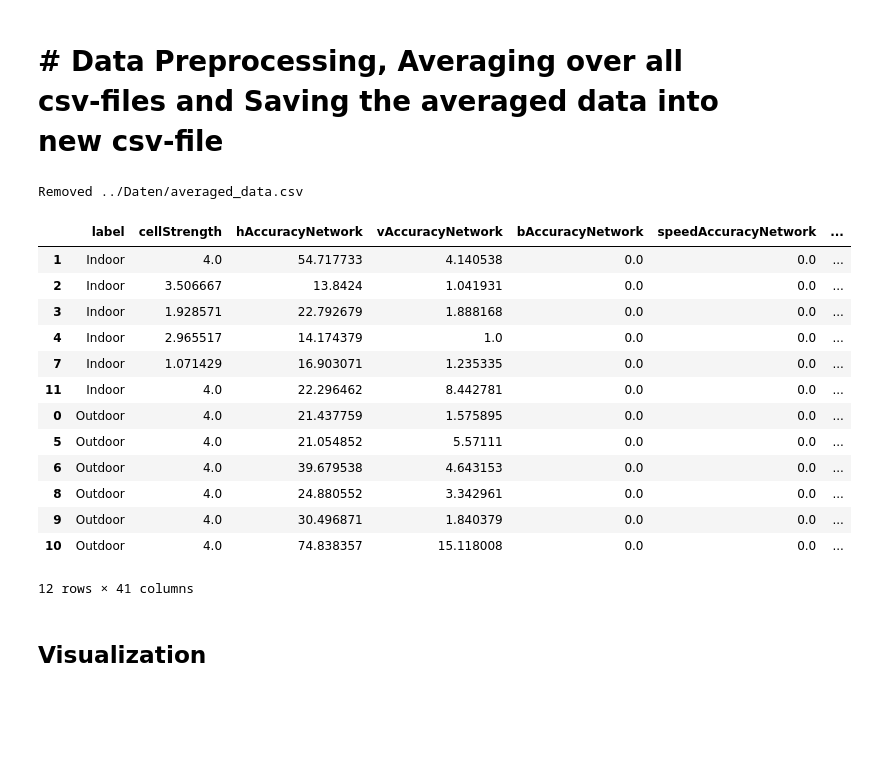
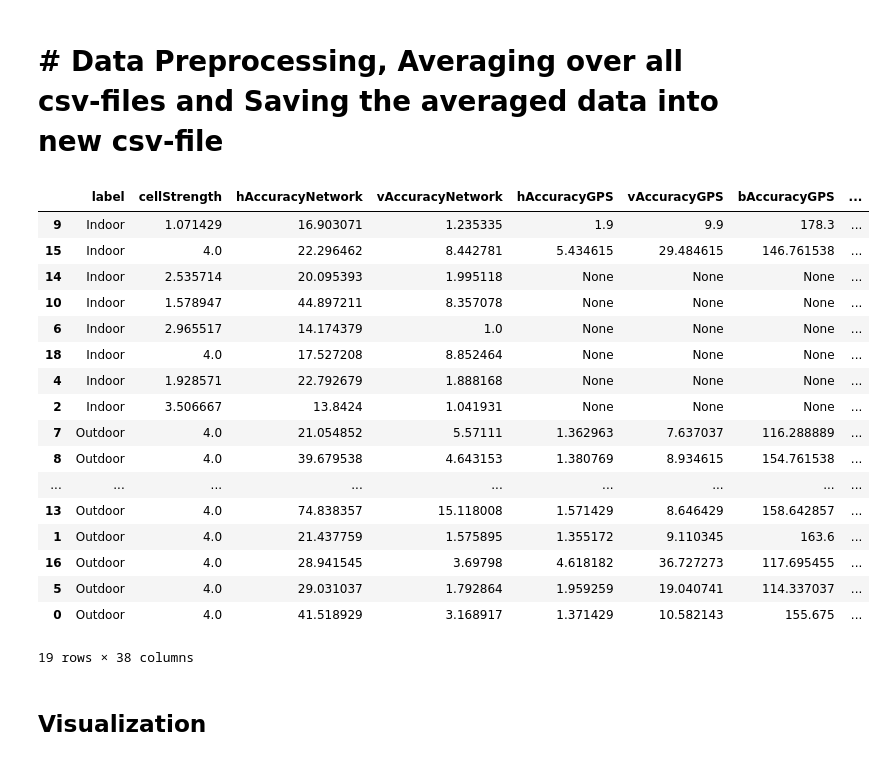
Before and after one commit to mtasd1/IODataProject, a Jupyter notebook: src/firsttry.ipynb, the cells around one changed output. Cells and saved outputs as stored; diff of their text form; code cells hidden in the pictures; blank space fills up the shorter version.

```diff
--- a/src/firsttry.ipynb
+++ b/src/firsttry.ipynb
@@ -23,7 +23,7 @@ averaged_data = pd.DataFrame()
 for file in csv_files:
     df = pd.read_csv(directory + file, sep=';')
     # Drop unnecessary columns like timeStampNetwork and timeStampGPS
-    df = df.drop(columns=['timeStampNetwork', 'timeStampGPS'])
+    df = df.drop(columns=['timeStampNetwork', 'timeStampGPS', 'bAccuracyNetwork', 'speedAccuracyNetwork', 'cellType'])
     # Remove first x rows and reset begin index to 0
     removedRows = 3
     df = df.iloc[removedRows:]
@@ -68,52 +68,63 @@ for file in csv_files:
     df['wifi_rssi_median'] = df['wifi_rssi'].apply(lambda x: pd.Series(x).median())
     df['wifi_rssi_mode'] = df['wifi_rssi'].apply(lambda x: pd.Series(x).mode()[0] if not pd.Series(x).mode().empty else None)
     df['wifi_rssi_std'] = df['wifi_rssi'].apply(lambda x: pd.Series(x).std())
     df['wifi_rssi_range'] = df['wifi_rssi'].apply(lambda x: pd.Series(x).max() - pd.Series(x).min())
 
     # Drop list columns
     df.drop(columns=['satellites', 'bluetoothDevices', 'wifiDevices', 'satellite_cn0', 'bluetooth_rssi', 'wifi_rssi'], inplace=True)
 
      # Average over all columns for numeric values and take the first of non-numeric to have a single row
     label = df.iloc[0]['label']
-    cellType = df.iloc[0]['cellType']
     networkLocationType = df.iloc[0]['networkLocationType']
 
-    df.drop(columns=['label', 'cellType', 'networkLocationType'], inplace=True)
+    df.drop(columns=['label', 'networkLocationType'], inplace=True)
 
     df = df.mean().to_frame().T
 
     df['label'] = label
 
     #place label at the beginning
     cols = list(df.columns)
     cols = [cols[-1]] + cols[:-1]
     df = df[cols]
 
-    df['cellType'] = cellType
-    df['networkLocationType'] = networkLocationType
+    # One hot encode the networkLocationType
+    df['networkLocationType'] = 0
+    if networkLocationType == 'wifi':
+        df['networkLocationType'] = 1
+    elif networkLocationType == 'cell':
+        df['networkLocationType'] = 2
+    elif networkLocationType == 'cell+wifi':
+        df['networkLocationType'] = 3
+
+    # if the nr of satellites is 0, then replace hAccurracyGPS, vAccuracyGPS, speedAccuracyGPS, bAccuracyGPS with NaN
+    df.loc[df['nrSatellitesInFix'] == 0, ['hAccuracyGPS', 'vAccuracyGPS', 'speedAccuracyGPS', 'bAccuracyGPS']] = None
 
     averaged_data = pd.concat([averaged_data, df], ignore_index=True)
 
 
 averaged_data.sort_values(by=['label'], inplace=True)
 averaged_data.to_csv(averaged_path, index=False)
 averaged_data
 # %% [output]
+|  | label | cellStrength | hAccuracyNetwork | vAccuracyNetwork | hAccuracyGPS | vAccuracyGPS | bAccuracyGPS | ... |
+| 9 | Indoor | 1.071429 | 16.903071 | 1.235335 | 1.9 | 9.9 | 178.3 | ... |
+| 15 | Indoor | 4.0 | 22.296462 | 8.442781 | 5.434615 | 29.484615 | 146.761538 | ... |
+| 14 | Indoor | 2.535714 | 20.095393 | 1.995118 | None | None | None | ... |
+| 10 | Indoor | 1.578947 | 44.897211 | 8.357078 | None | None | None | ... |
+| 6 | Indoor | 2.965517 | 14.174379 | 1.0 | None | None | None | ... |
+| 18 | Indoor | 4.0 | 17.527208 | 8.852464 | None | None | None | ... |
+| 4 | Indoor | 1.928571 | 22.792679 | 1.888168 | None | None | None | ... |
+| 2 | Indoor | 3.506667 | 13.8424 | 1.041931 | None | None | None | ... |
+| 7 | Outdoor | 4.0 | 21.054852 | 5.57111 | 1.362963 | 7.637037 | 116.288889 | ... |
+| 8 | Outdoor | 4.0 | 39.679538 | 4.643153 | 1.380769 | 8.934615 | 154.761538 | ... |
+| ... | ... | ... | ... | ... | ... | ... | ... | ... |
+| 13 | Outdoor | 4.0 | 74.838357 | 15.118008 | 1.571429 | 8.646429 | 158.642857 | ... |
+| 1 | Outdoor | 4.0 | 21.437759 | 1.575895 | 1.355172 | 9.110345 | 163.6 | ... |
+| 16 | Outdoor | 4.0 | 28.941545 | 3.69798 | 4.618182 | 36.727273 | 117.695455 | ... |
+| 5 | Outdoor | 4.0 | 29.031037 | 1.792864 | 1.959259 | 19.040741 | 114.337037 | ... |
+| 0 | Outdoor | 4.0 | 41.518929 | 3.168917 | 1.371429 | 10.582143 | 155.675 | ... |
-Removed ../Daten/averaged_data.csv
+19 rows × 38 columns
-|  | label | cellStrength | hAccuracyNetwork | vAccuracyNetwork | bAccuracyNetwork | speedAccuracyNetwork | ... |
-| 1 | Indoor | 4.0 | 54.717733 | 4.140538 | 0.0 | 0.0 | ... |
-| 2 | Indoor | 3.506667 | 13.8424 | 1.041931 | 0.0 | 0.0 | ... |
-| 3 | Indoor | 1.928571 | 22.792679 | 1.888168 | 0.0 | 0.0 | ... |
-| 4 | Indoor | 2.965517 | 14.174379 | 1.0 | 0.0 | 0.0 | ... |
-| 7 | Indoor | 1.071429 | 16.903071 | 1.235335 | 0.0 | 0.0 | ... |
-| 11 | Indoor | 4.0 | 22.296462 | 8.442781 | 0.0 | 0.0 | ... |
-| 0 | Outdoor | 4.0 | 21.437759 | 1.575895 | 0.0 | 0.0 | ... |
-| 5 | Outdoor | 4.0 | 21.054852 | 5.57111 | 0.0 | 0.0 | ... |
-| 6 | Outdoor | 4.0 | 39.679538 | 4.643153 | 0.0 | 0.0 | ... |
-| 8 | Outdoor | 4.0 | 24.880552 | 3.342961 | 0.0 | 0.0 | ... |
-| 9 | Outdoor | 4.0 | 30.496871 | 1.840379 | 0.0 | 0.0 | ... |
-| 10 | Outdoor | 4.0 | 74.838357 | 15.118008 | 0.0 | 0.0 | ... |
-12 rows × 41 columns
 # %% [markdown]
 ## Visualization
 # %%
```
Also changed, not shown: parts of 1 cell of this notebook, 9 other files.
